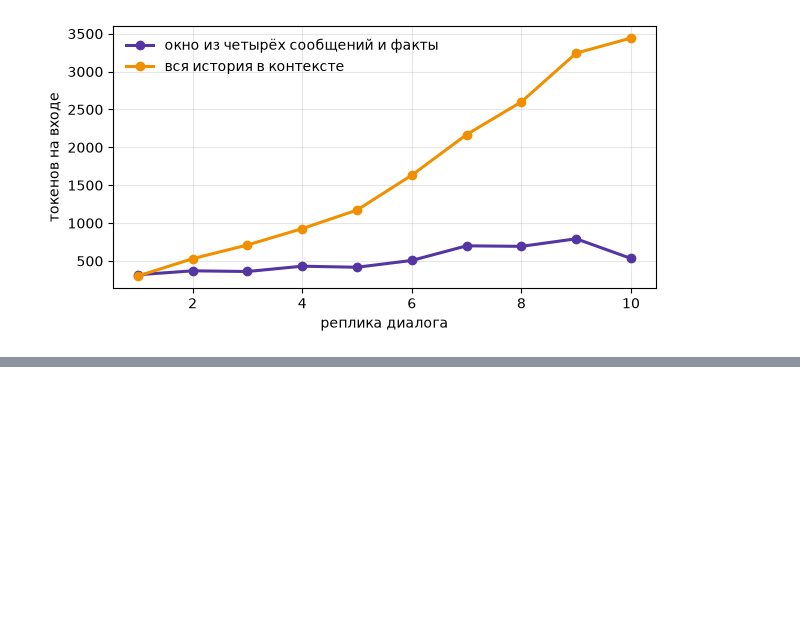
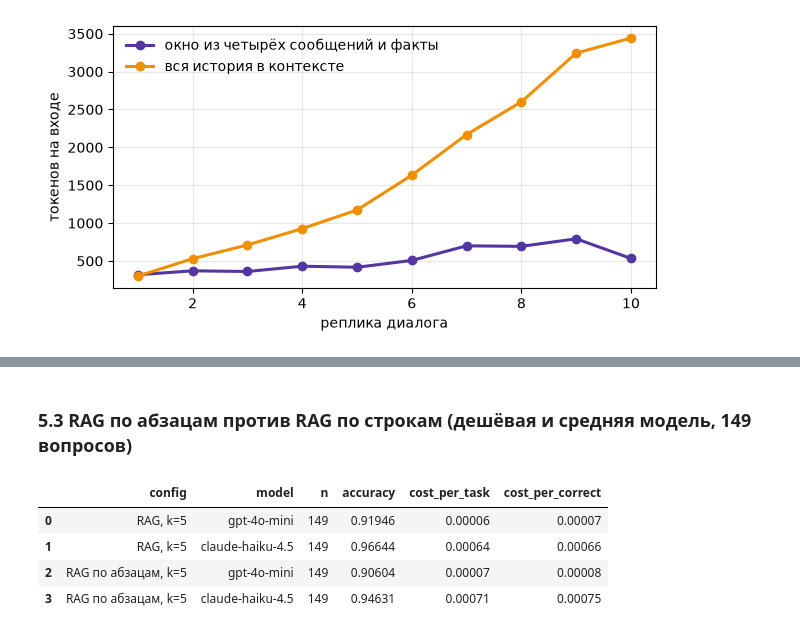
Before and after one commit to OGrabar/ai_agents, a Jupyter notebook: hw2/seminar02_skeleton.ipynb, the cells around one changed output, grey strips where cells are left out. Saved outputs shown, nothing was run; the diff lists cells and outputs as text; code cells hidden in the pictures; blank space fills up the shorter version.

```diff
--- a/hw2/seminar02_skeleton.ipynb
+++ b/hw2/seminar02_skeleton.ipynb
@@ -820,0 +891,12 @@ per_turn.groupby("tag", sort=False).agg(prompt=("prompt", "sum"), cost=("cost",
+# %% [markdown]
+### 5.3 RAG по абзацам против RAG по строкам (дешёвая и средняя модель, 149 вопросов)
+# %%
+para_results = pd.concat([evaluate(lambda q, m: rag_answer(q, m, 5, "paragraphs"), sample, "RAG по абзацам, k=5", MODELS[x]) for x in ("cheap", "mid")], ignore_index=True)
+lines_rag = results[results["config"] == "RAG, k=5"]
+report(pd.concat([lines_rag, para_results], ignore_index=True))
+# %% [output]
+|  | config | model | n | accuracy | cost_per_task | cost_per_correct |
+| 0 | RAG, k=5 | gpt-4o-mini | 149 | 0.91946 | 0.00006 | 0.00007 |
+| 1 | RAG, k=5 | claude-haiku-4.5 | 149 | 0.96644 | 0.00064 | 0.00066 |
+| 2 | RAG по абзацам, k=5 | gpt-4o-mini | 149 | 0.90604 | 0.00007 | 0.00008 |
+| 3 | RAG по абзацам, k=5 | claude-haiku-4.5 | 149 | 0.94631 | 0.00071 | 0.00075 |
```
Also changed, not shown: parts of 9 cells of this notebook, 4 other files.
